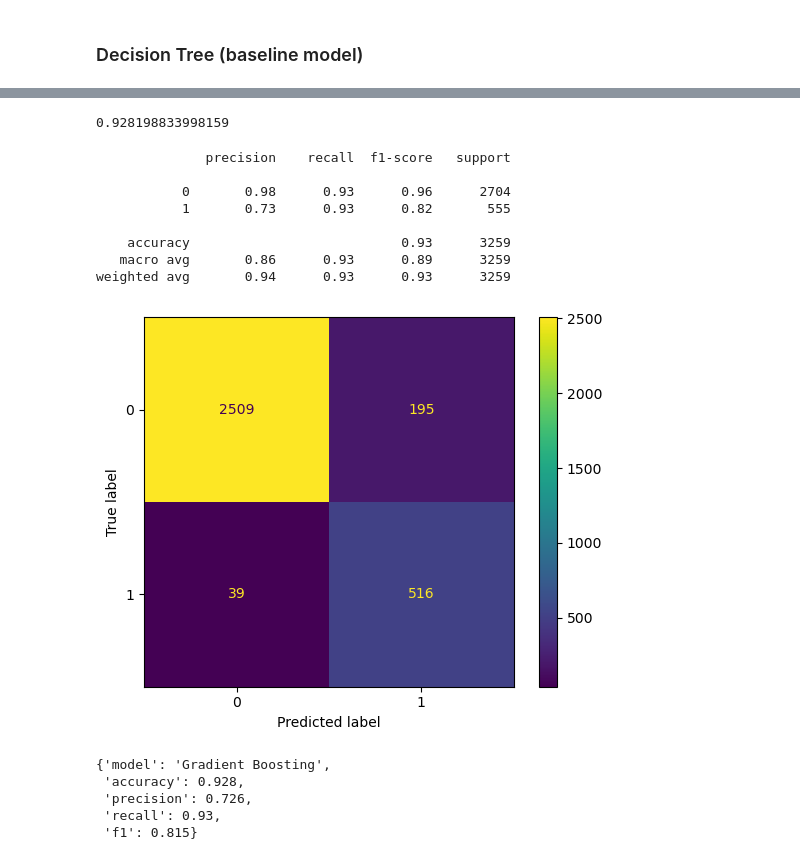
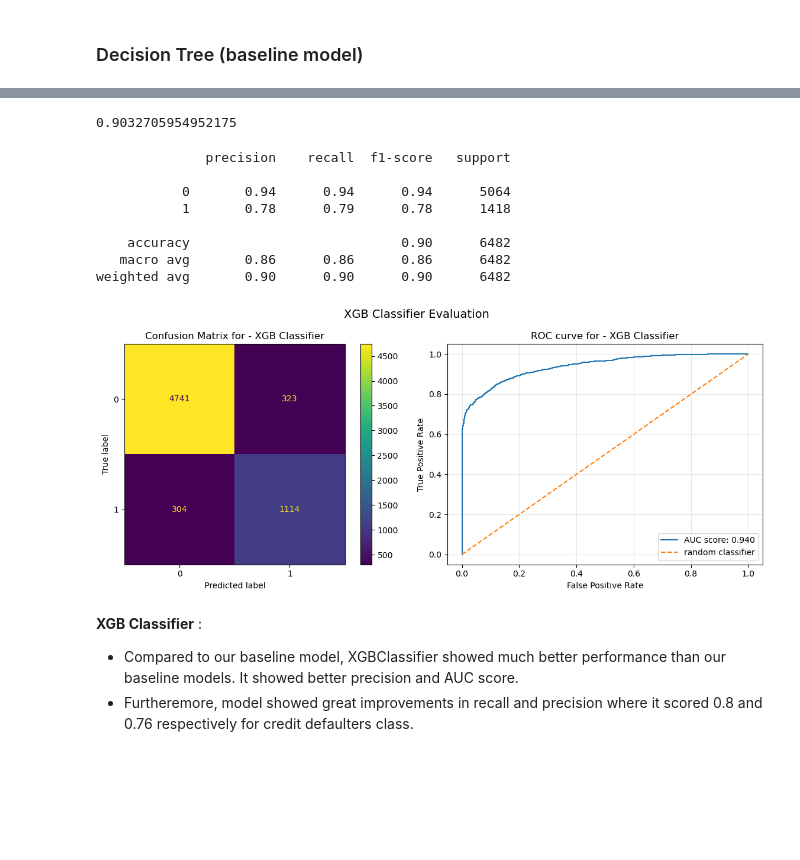
Before and after one commit to lim-yogesh2001/Credit_Default_Risk_Prediction, a Jupyter notebook: credit_risk_prediction.ipynb, the cells around one changed output, grey strips where cells are left out. Drawn from its saved outputs; the diff is of its cells as text; code cells hidden in the pictures; blank space fills up the shorter version.

```diff
--- a/credit_risk_prediction.ipynb
+++ b/credit_risk_prediction.ipynb
@@ -251,8 +488,9 @@ def evaluate(name, y_preds, y_test):
     return result
 # %%
 results = []
+
 def add_results(result):
-    if result not in results:
+    if not any(r["model"] == result["model"] for r in results):
         results.append(result)
 # %% [markdown]
 ## Logistic Regression (Baseline)
@@ -260,10 +498,11 @@ def add_results(result):
 from sklearn.linear_model import LogisticRegression
 
 # creating our first baseline model
-lasso_clf = Pipeline([
+
+logistic_clf = Pipeline([
     ("preprocessor" ,preprocessor),
-    ("lasso", LogisticRegression(solver="liblinear", l1_ratio=1, class_weight="balanced"))
+    ("logistic", LogisticRegression(solver="liblinear", l1_ratio=1, class_weight="balanced"))
 ])
-lasso_clf.fit(X_train, y_train)
-print(f"Training Score: {lasso_clf.score(X_train, y_train)}")
+logistic_clf.fit(X_train, y_train)
+print(f"Training Score: {logistic_clf.score(X_train, y_train):.2f}")
 # %% [output]
@@ -328,17 +564,23 @@ results
 # %%
-from sklearn.ensemble import GradientBoostingClassifier
+from xgboost import XGBClassifier
 
-gradient_boosting_model = Pipeline([
+# class weighting
+scale_pos_weight = (
+    (y_train==0).sum() / (y_train==1).sum()
+)
+
+xgb_model = Pipeline([
     ("preprocessor", preprocessor),
-    ("gradient_boosting", GradientBoostingClassifier(
+    ("xgb_classifier", XGBClassifier(
         n_estimators=300,
         learning_rate=0.1,
-        max_depth=5,
-        min_samples_leaf=8,
-        verbose=1,
-        random_state=42))
+        max_depth=6,
+        scale_pos_weight=scale_pos_weight,
+        random_state=42,
+        eval_metric="logloss"
+    ))
 ])
 
-gradient_boosting_model.fit(X_train, y_train)
-gradient_boosting_model.score(X_train, y_train)
+xgb_model.fit(X_train, y_train)
+xgb_model.score(X_train, y_train)
 # %% [output]
@@ -363,23 +588,23 @@ gradient_boosting_model.score(X_train, y_train)
 # %%
-gradient_boosting_model.score(X_test, y_test)
+xgb_model.score(X_test, y_test)
 # %% [output]
-0.928198833998159
+0.9032705954952175
 # %%
-y_preds = gradient_boosting_model.predict(X_test)
-evaluate("Gradient Boosting", y_preds, y_test)
+y_preds = xgb_model.predict(X_test)
+y_probs = xgb_model.predict_proba(X_test)[:,1]
+add_results(evaluate("XGB Classifier", y_preds, y_test, y_probs))
 # %% [output]
               precision    recall  f1-score   support
 
-           0       0.98      0.93      0.96      2704
-           1       0.73      0.93      0.82       555
+           0       0.94      0.94      0.94      5064
+           1       0.78      0.79      0.78      1418
 
-    accuracy                           0.93      3259
-   macro avg       0.86      0.93      0.89      3259
-weighted avg       0.94      0.93      0.93      3259
+    accuracy                           0.90      6482
+   macro avg       0.86      0.86      0.86      6482
+weighted avg       0.90      0.90      0.90      6482
-[figure, old version]
+[figure, new version]
-{'model': 'Gradient Boosting',
- 'accuracy': 0.928,
- 'precision': 0.726,
- 'recall': 0.93,
- 'f1': 0.815}
+# %% [markdown]
+**XGB Classifier** :
+- Compared to our baseline model, XGBClassifier showed much better performance than our baseline models. It showed better precision and AUC score.
+- Furtheremore, model showed great improvements in recall and precision where it scored 0.8 and 0.76 respectively for credit defaulters class.
 # %%
```
Also changed, not shown: parts of 46 cells of this notebook, 11 other files.
